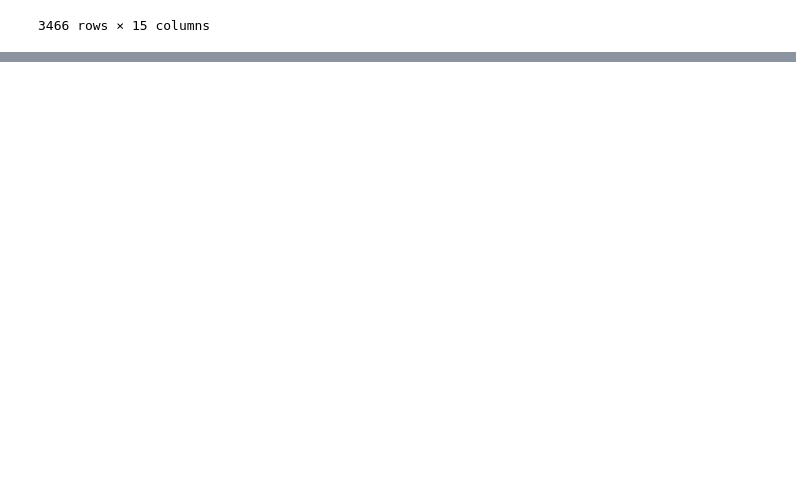
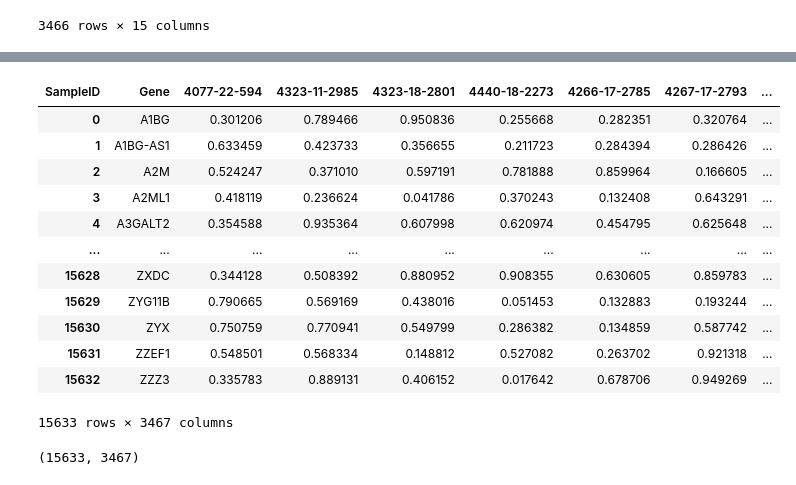
Before and after one commit to abeaucha/MouseHumanTranscriptomicSimilarity, a Jupyter notebook: AHBA/human_normalization.ipynb, the cells around one changed output, grey strips where cells are left out. Cells and saved outputs as stored; diff of their text form; code cells hidden in the pictures; blank space fills up the shorter version.

```diff
--- a/AHBA/human_normalization.ipynb
+++ b/AHBA/human_normalization.ipynb
@@ -117,0 +195,19 @@ df_samples
+# %%
+expression_new_2 = expression_new.set_index('SampleID').transpose()
+expression_new_2.index.name = 'Gene'
+
+expression_new_2.reset_index(level = 'Gene')
+# %% [output]
+| SampleID | Gene | 4077-22-594 | 4323-11-2985 | 4323-18-2801 | 4440-18-2273 | 4266-17-2785 | 4267-17-2793 | ... |
+| 0 | A1BG | 0.301206 | 0.789466 | 0.950836 | 0.255668 | 0.282351 | 0.320764 | ... |
+| 1 | A1BG-AS1 | 0.633459 | 0.423733 | 0.356655 | 0.211723 | 0.284394 | 0.286426 | ... |
+| 2 | A2M | 0.524247 | 0.371010 | 0.597191 | 0.781888 | 0.859964 | 0.166605 | ... |
+| 3 | A2ML1 | 0.418119 | 0.236624 | 0.041786 | 0.370243 | 0.132408 | 0.643291 | ... |
+| 4 | A3GALT2 | 0.354588 | 0.935364 | 0.607998 | 0.620974 | 0.454795 | 0.625648 | ... |
+| ... | ... | ... | ... | ... | ... | ... | ... | ... |
+| 15628 | ZXDC | 0.344128 | 0.508392 | 0.880952 | 0.908355 | 0.630605 | 0.859783 | ... |
+| 15629 | ZYG11B | 0.790665 | 0.569169 | 0.438016 | 0.051453 | 0.132883 | 0.193244 | ... |
+| 15630 | ZYX | 0.750759 | 0.770941 | 0.549799 | 0.286382 | 0.134859 | 0.587742 | ... |
+| 15631 | ZZEF1 | 0.548501 | 0.568334 | 0.148812 | 0.527082 | 0.263702 | 0.921318 | ... |
+| 15632 | ZZZ3 | 0.335783 | 0.889131 | 0.406152 | 0.017642 | 0.678706 | 0.949269 | ... |
+15633 rows × 3467 columns
@@ -117,0 +216,4 @@ df_samples
+# %%
+expression.shape
+# %% [output]
+(15633, 3467)
```
Also changed, not shown: parts of 11 cells of this notebook.
